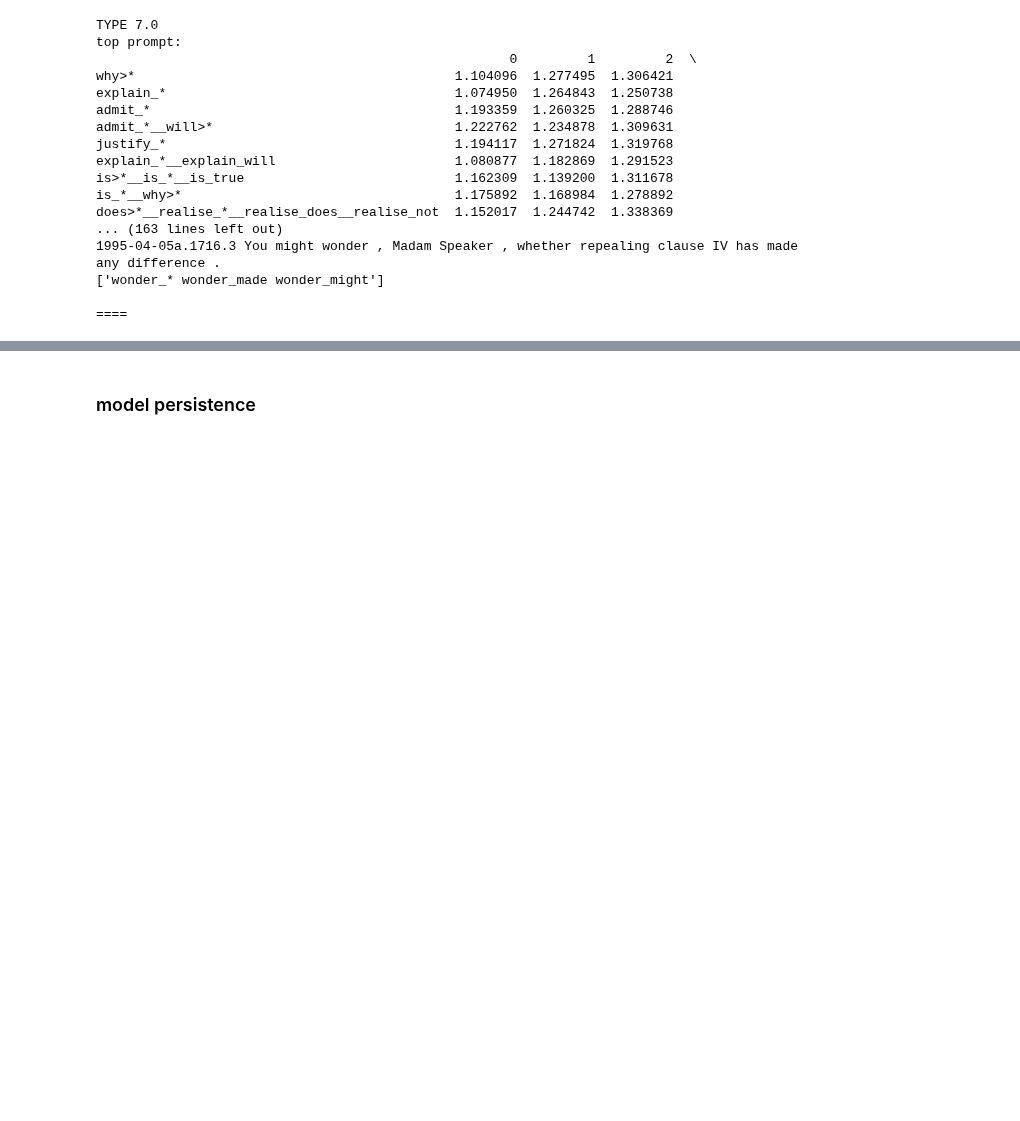
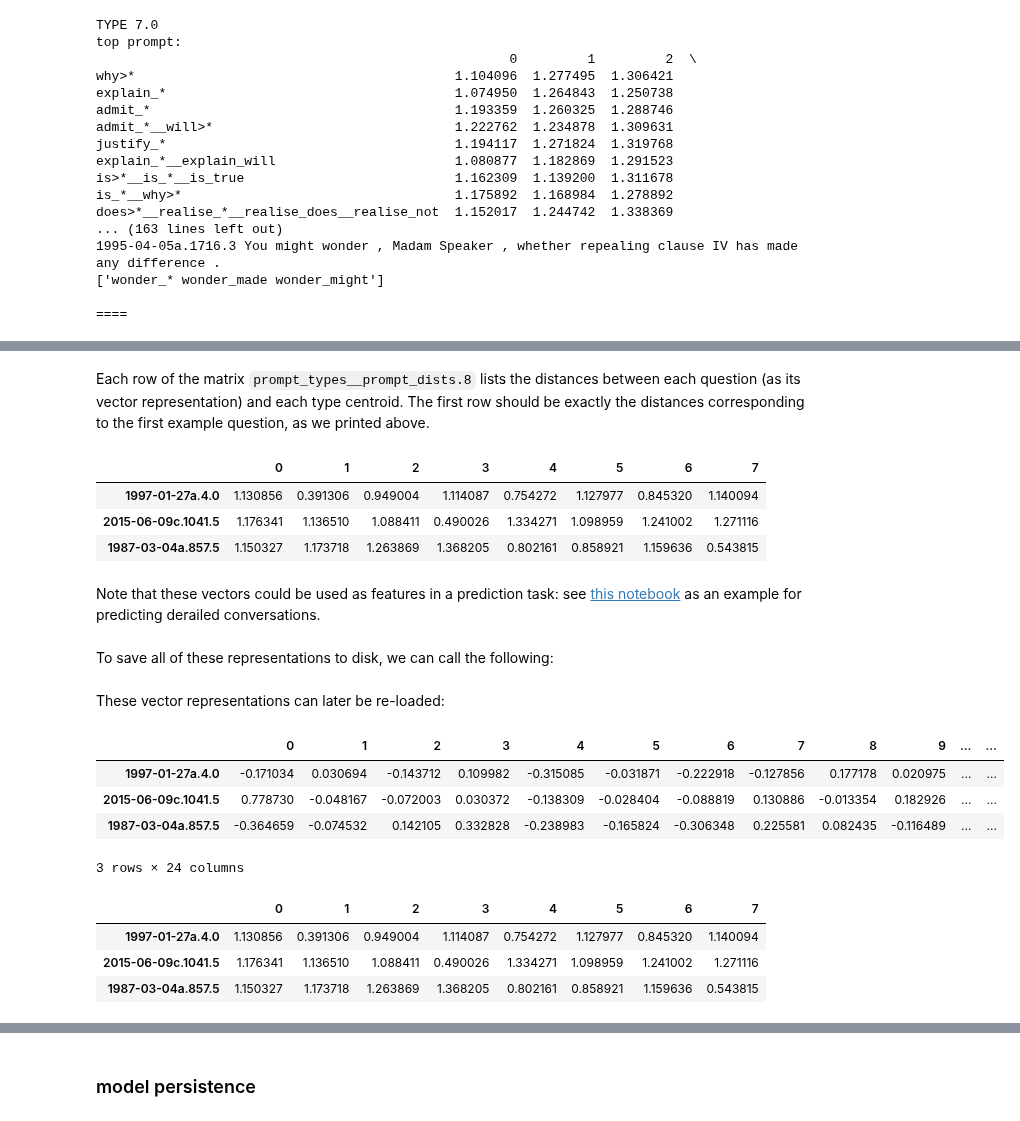
Before and after one commit to seanzhangkx8/ConvoKit, a Jupyter notebook: examples/prompt-types/prompt-type-demo.ipynb, the cells around one changed output, grey strips where cells are left out. Cells and saved outputs as stored; diff of their text form; code cells hidden in the pictures; blank space fills up the shorter version.

```diff
--- a/examples/prompt-types/prompt-type-demo.ipynb
+++ b/examples/prompt-types/prompt-type-demo.ipynb
@@ -662,0 +746,14 @@ does>*__realise_*__realise_does__realise_not  1.152017  1.244742  1.338369
+# %% [markdown]
+Each row of the matrix `prompt_types__prompt_dists.8` lists the distances between each question (as its vector representation) and each type centroid. The first row should be exactly the distances corresponding to the first example question, as we printed above.
+# %%
+corpus.get_vectors('prompt_types__prompt_dists.8', ids=[utt.id, utt1.id, utt2.id],
+                   as_dataframe=True)
+# %% [output]
+|  | 0 | 1 | 2 | 3 | 4 | 5 | 6 | 7 |
+| 1997-01-27a.4.0 | 1.130856 | 0.391306 | 0.949004 | 1.114087 | 0.754272 | 1.127977 | 0.845320 | 1.140094 |
+| 2015-06-09c.1041.5 | 1.176341 | 1.136510 | 1.088411 | 0.490026 | 1.334271 | 1.098959 | 1.241002 | 1.271116 |
+| 1987-03-04a.857.5 | 1.150327 | 1.173718 | 1.263869 | 1.368205 | 0.802161 | 0.858921 | 1.159636 | 0.543815 |
+# %% [markdown]
+Note that these vectors could be used as features in a prediction task: see [this notebook](https://github.com/CornellNLP/Cornell-Conversational-Analysis-Toolkit/blob/master/examples/conversations-gone-awry/Conversations_Gone_Awry_Prediction.ipynb) as an example for predicting derailed conversations.
+# %% [markdown]
+To save all of these representations to disk, we can call the following:
@@ -663 +764,23 @@ does>*__realise_*__realise_does__realise_not  1.152017  1.244742  1.338369
+# %% [markdown]
+These vector representations can later be re-loaded:
+# %%
+new_corpus = convokit.Corpus(ROOT_DIR, preload_vectors=['prompt_types__prompt_repr',
+                                                       'prompt_types__prompt_dists.8'])
+# %%
+new_corpus.get_vectors('prompt_types__prompt_repr', ids=[utt.id, utt1.id, utt2.id],
+                      as_dataframe=True)
+# %% [output]
+|  | 0 | 1 | 2 | 3 | 4 | 5 | 6 | 7 | 8 | 9 | ... | ... |
+| 1997-01-27a.4.0 | -0.171034 | 0.030694 | -0.143712 | 0.109982 | -0.315085 | -0.031871 | -0.222918 | -0.127856 | 0.177178 | 0.020975 | ... | ... |
+| 2015-06-09c.1041.5 | 0.778730 | -0.048167 | -0.072003 | 0.030372 | -0.138309 | -0.028404 | -0.088819 | 0.130886 | -0.013354 | 0.182926 | ... | ... |
+| 1987-03-04a.857.5 | -0.364659 | -0.074532 | 0.142105 | 0.332828 | -0.238983 | -0.165824 | -0.306348 | 0.225581 | 0.082435 | -0.116489 | ... | ... |
+3 rows × 24 columns
+# %%
+new_corpus.get_vectors('prompt_types__prompt_dists.8', ids=[utt.id, utt1.id, utt2.id],
+                      as_dataframe=True)
+# %% [output]
+|  | 0 | 1 | 2 | 3 | 4 | 5 | 6 | 7 |
+| 1997-01-27a.4.0 | 1.130856 | 0.391306 | 0.949004 | 1.114087 | 0.754272 | 1.127977 | 0.845320 | 1.140094 |
+| 2015-06-09c.1041.5 | 1.176341 | 1.136510 | 1.088411 | 0.490026 | 1.334271 | 1.098959 | 1.241002 | 1.271116 |
+| 1987-03-04a.857.5 | 1.150327 | 1.173718 | 1.263869 | 1.368205 | 0.802161 | 0.858921 | 1.159636 | 0.543815 |
 # %% [markdown]
```
Also changed, not shown: parts of 76 cells of this notebook.
